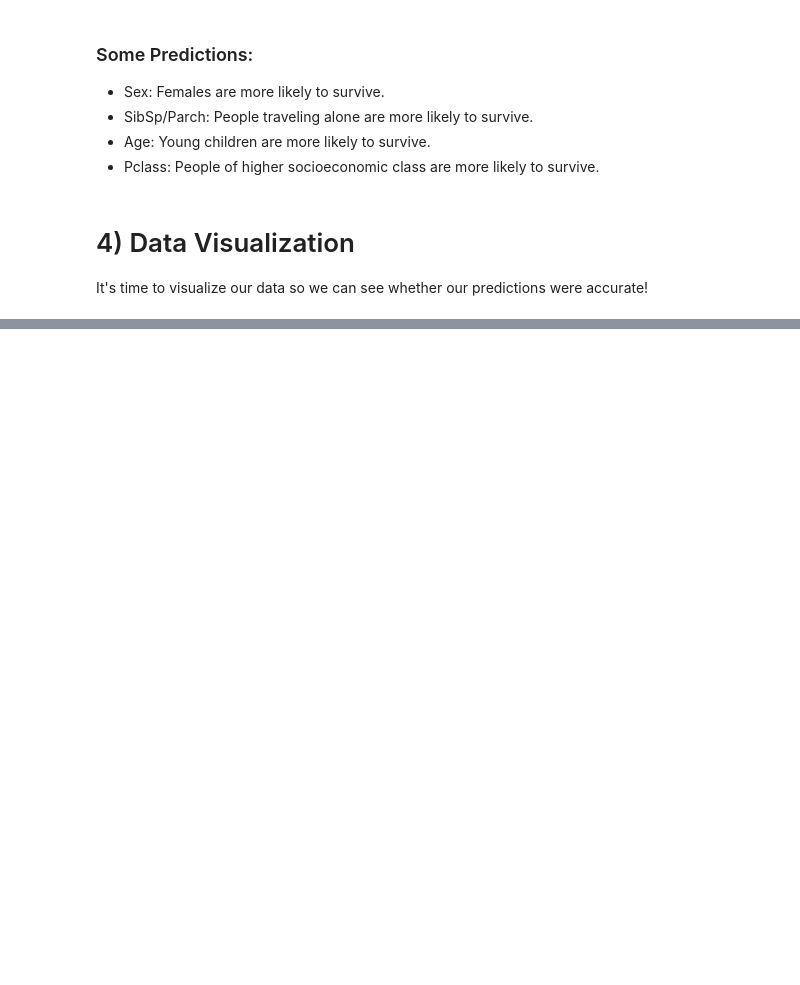
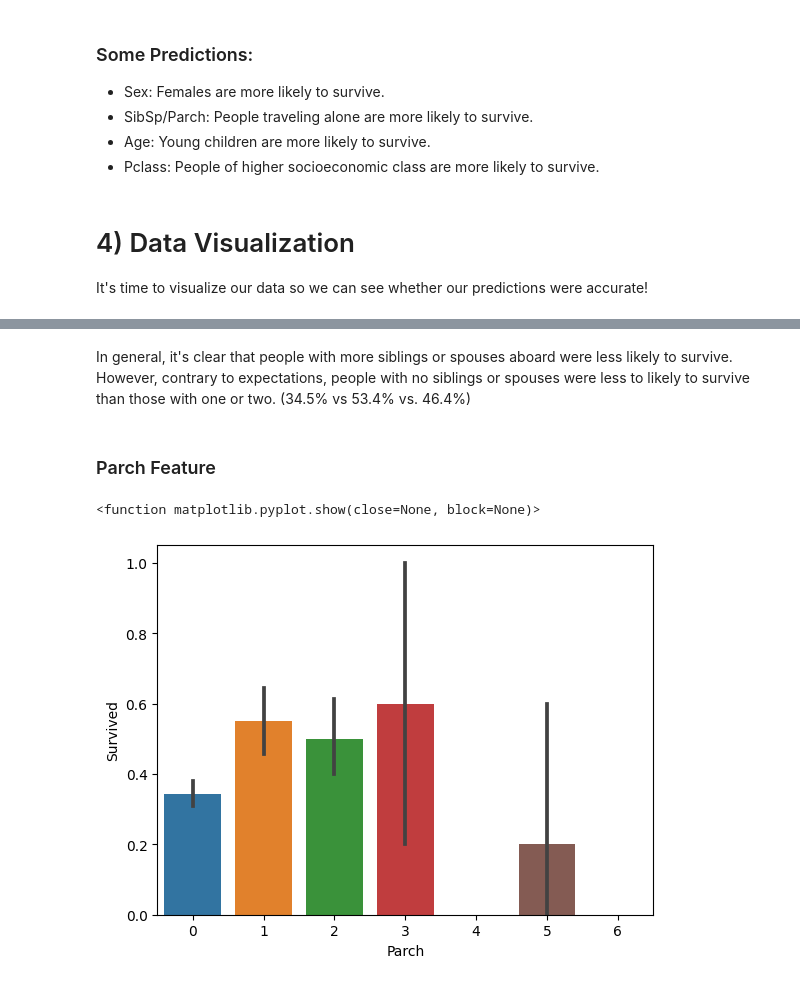
Before and after one commit to Nameless8243/Kaggle_learn, a Jupyter notebook: notebookfbe66c2298.ipynb, the cells around one changed output, grey strips where cells are left out. Saved outputs shown, nothing was run; the diff lists cells and outputs as text; code cells hidden in the pictures; blank space fills up the shorter version.

```diff
--- a/notebookfbe66c2298.ipynb
+++ b/notebookfbe66c2298.ipynb
@@ -126,0 +183,11 @@ It's time to visualize our data so we can see whether our predictions were accur
+# %% [markdown]
+In general, it's clear that people with more siblings or spouses aboard were less likely to survive. However, contrary to expectations, people with no siblings or spouses were less to likely to survive than those with one or two. (34.5% vs 53.4% vs. 46.4%)
+# %% [markdown]
+### Parch Feature
+# %%
+# Draw a bar plet for Parch vs. survival
+sns.barplot(x="Parch", y="Survived", data=train)
+plt.show
+# %% [output]
+<function matplotlib.pyplot.show(close=None, block=None)>
+[figure, added]
```
Also changed, not shown: parts of 32 cells of this notebook.
